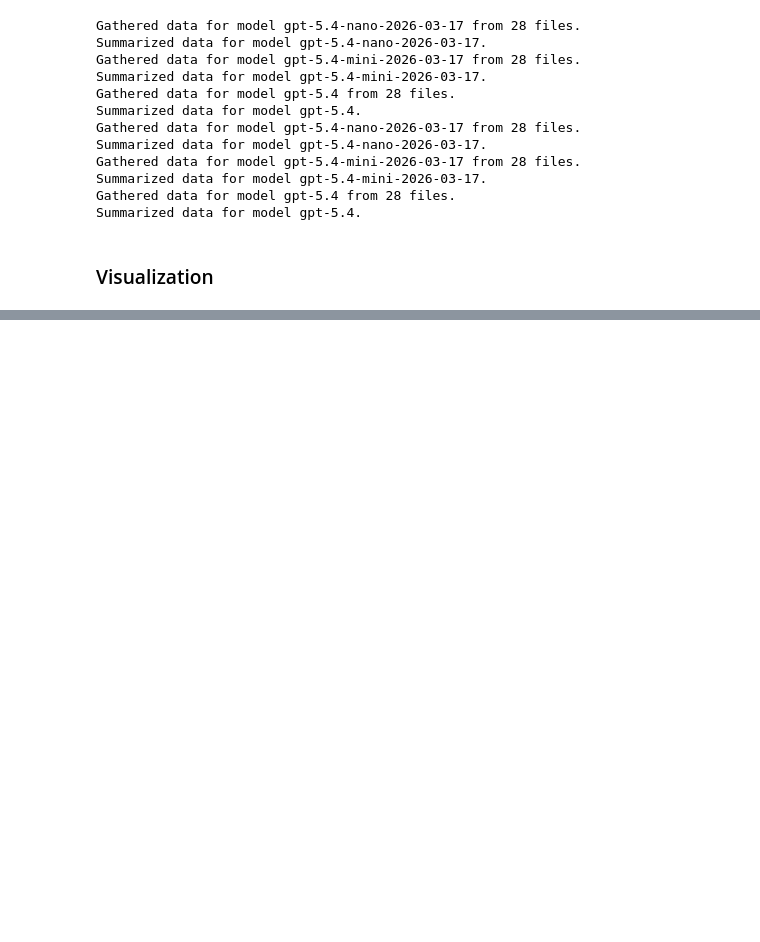
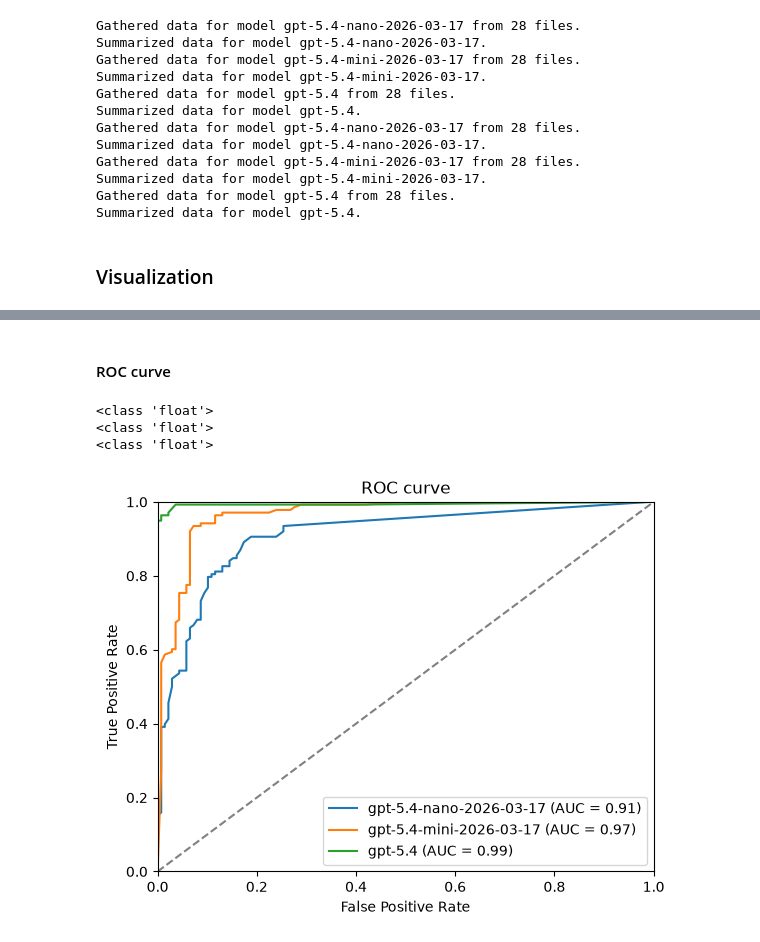
Before and after one commit to isabellaboux/isa-llm, a Jupyter notebook: analyze_data.ipynb, the cells around one changed output, grey strips where cells are left out. Saved outputs shown, nothing was run; the diff lists cells and outputs as text; code cells hidden in the pictures; blank space fills up the shorter version.

```diff
--- a/analyze_data.ipynb
+++ b/analyze_data.ipynb
@@ -308,0 +358,9 @@ fig.show()
+# %% [markdown]
+#### ROC curve
+# %%
+roc(df_long, MODELS)
+# %% [output]
+<class 'float'>
+<class 'float'>
+<class 'float'>
+[figure, added]
```
Also changed, not shown: parts of 14 cells of this notebook, 15 other files.
